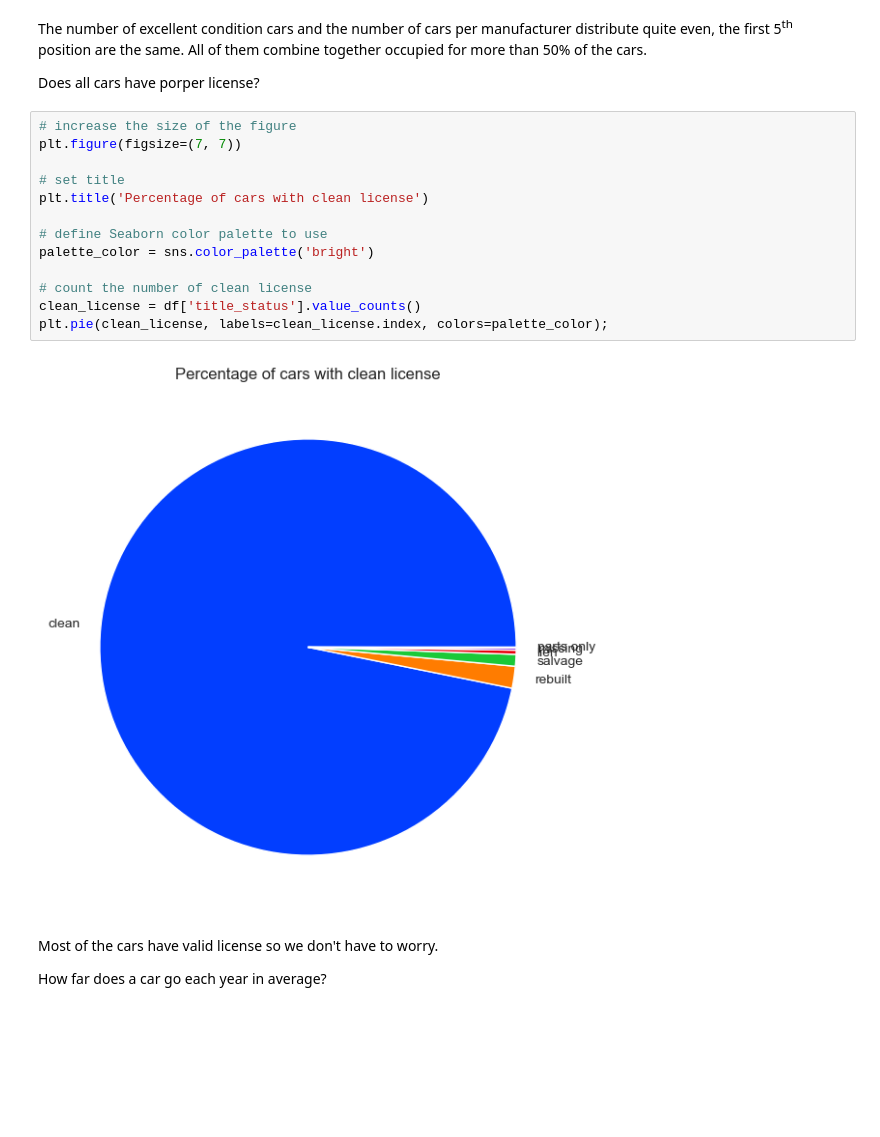
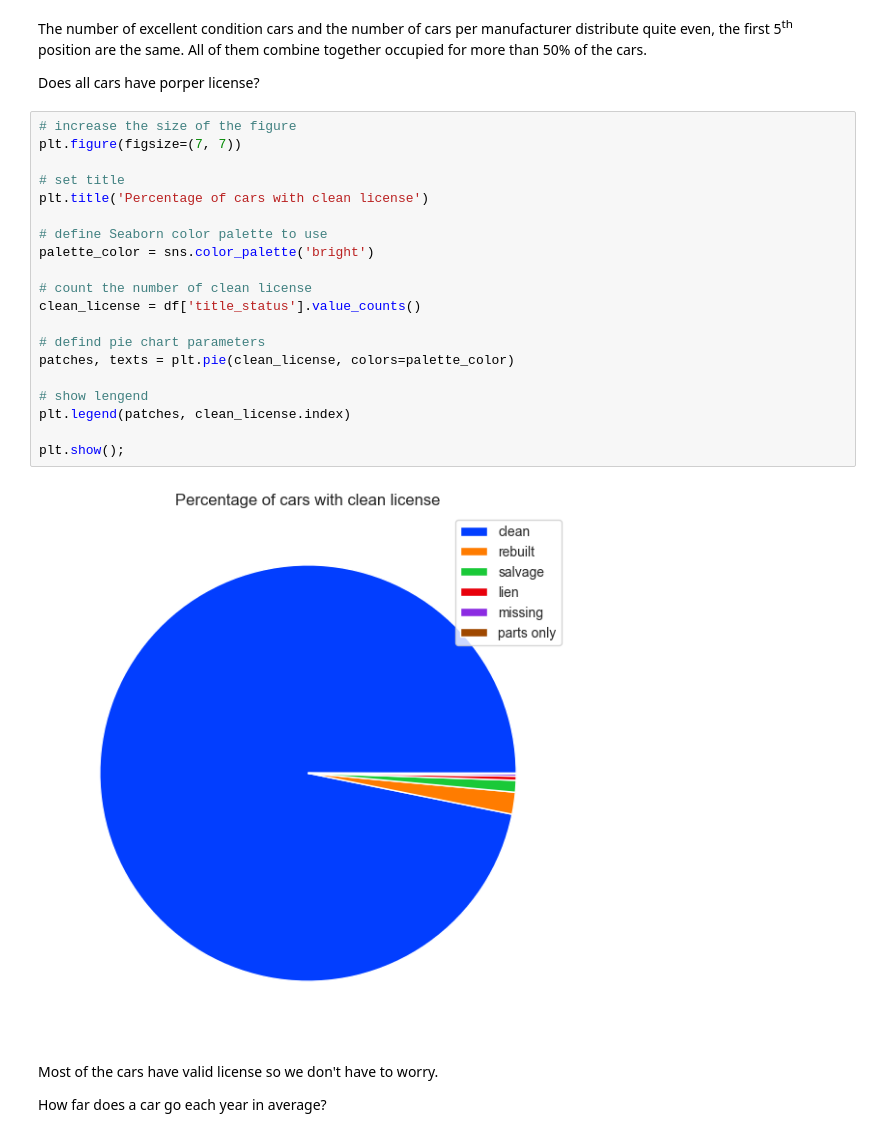
Before and after one commit to Chien-VuMinh/Used-Cars, a Jupyter notebook: Used Cars.ipynb, the cells around one changed output. Drawn from its saved outputs; the diff is of its cells as text; blank space fills up the shorter version.

Commit message:
Update the meeting plan, correct pie chart

```diff
--- a/Used Cars.ipynb
+++ b/Used Cars.ipynb
@@ -821,18 +821,25 @@ Does all cars have porper license?
 # %%
 # increase the size of the figure
 plt.figure(figsize=(7, 7))
 
 # set title
 plt.title('Percentage of cars with clean license')
 
 # define Seaborn color palette to use
 palette_color = sns.color_palette('bright')
 
 # count the number of clean license
 clean_license = df['title_status'].value_counts()
-plt.pie(clean_license, labels=clean_license.index, colors=palette_color);
+
+# defind pie chart parameters
+patches, texts = plt.pie(clean_license, colors=palette_color)
+
+# show lengend
+plt.legend(patches, clean_license.index)
+
+plt.show();
 # %% [output]
-[figure, old version]
+[figure, new version]
 # %% [markdown]
 Most of the cars have valid license so we don't have to worry.
 
```
Also changed, not shown: parts of 8 cells of this notebook.
